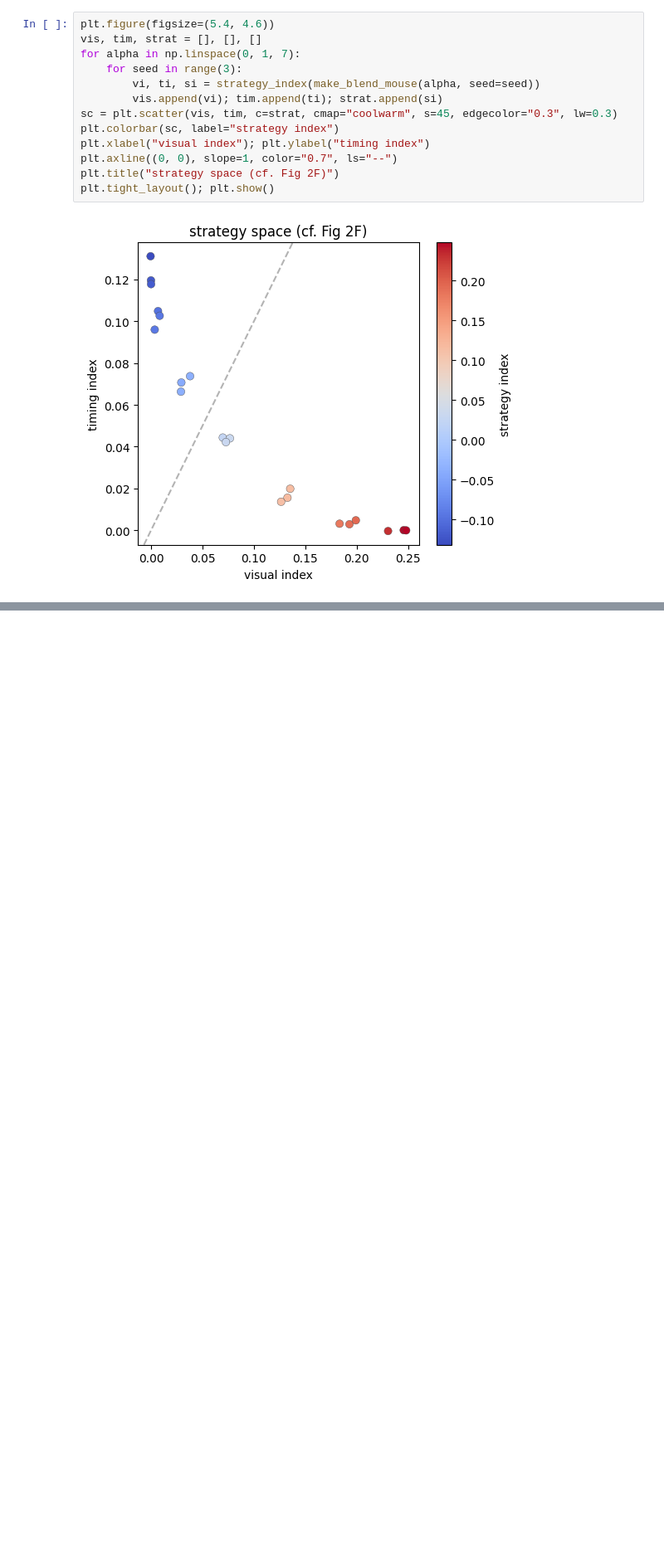
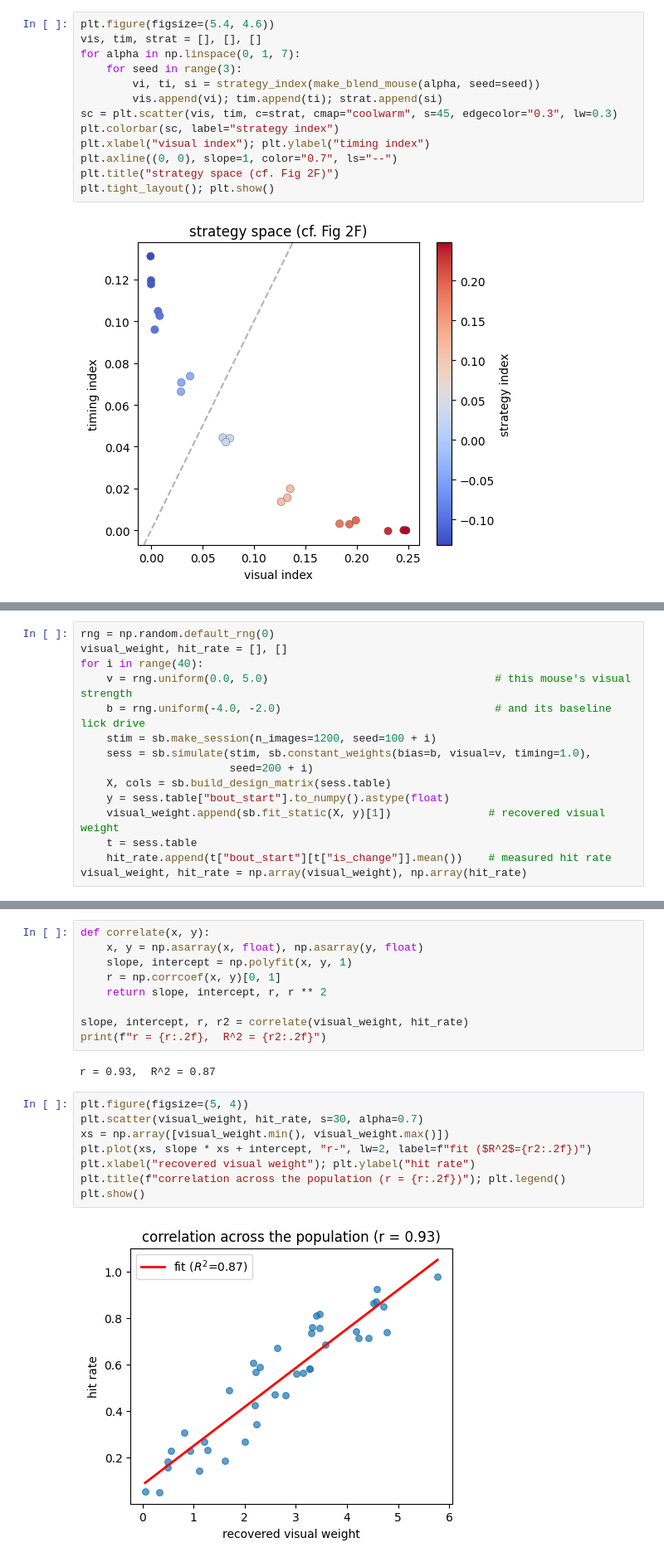
Before and after one commit to stootoon/swc-en-2026, a Jupyter notebook: behaviour/notebooks/06_mixtures_solutions.ipynb, the cells around one changed output, grey strips where cells are left out. Shown at 83% size. Cells and saved outputs as stored; diff of their text form; blank space fills up the shorter version.

```diff
--- a/behaviour/notebooks/06_mixtures_solutions.ipynb
+++ b/behaviour/notebooks/06_mixtures_solutions.ipynb
@@ -119,0 +143,15 @@ plt.tight_layout(); plt.show()
+# %%
+rng = np.random.default_rng(0)
+visual_weight, hit_rate = [], []
+for i in range(40):
+    v = rng.uniform(0.0, 5.0)                                   # this mouse's visual strength
+    b = rng.uniform(-4.0, -2.0)                                 # and its baseline lick drive
+    stim = sb.make_session(n_images=1200, seed=100 + i)
+    sess = sb.simulate(stim, sb.constant_weights(bias=b, visual=v, timing=1.0),
+                       seed=200 + i)
+    X, cols = sb.build_design_matrix(sess.table)
+    y = sess.table["bout_start"].to_numpy().astype(float)
+    visual_weight.append(sb.fit_static(X, y)[1])               # recovered visual weight
+    t = sess.table
+    hit_rate.append(t["bout_start"][t["is_change"]].mean())    # measured hit rate
+visual_weight, hit_rate = np.array(visual_weight), np.array(hit_rate)
@@ -119,0 +168,21 @@ plt.tight_layout(); plt.show()
+# %%
+def correlate(x, y):
+    x, y = np.asarray(x, float), np.asarray(y, float)
+    slope, intercept = np.polyfit(x, y, 1)
+    r = np.corrcoef(x, y)[0, 1]
+    return slope, intercept, r, r ** 2
+
+slope, intercept, r, r2 = correlate(visual_weight, hit_rate)
+print(f"r = {r:.2f},  R^2 = {r2:.2f}")
+# %% [output]
+r = 0.93,  R^2 = 0.87
+# %%
+plt.figure(figsize=(5, 4))
+plt.scatter(visual_weight, hit_rate, s=30, alpha=0.7)
+xs = np.array([visual_weight.min(), visual_weight.max()])
+plt.plot(xs, slope * xs + intercept, "r-", lw=2, label=f"fit ($R^2$={r2:.2f})")
+plt.xlabel("recovered visual weight"); plt.ylabel("hit rate")
+plt.title(f"correlation across the population (r = {r:.2f})"); plt.legend()
+plt.show()
+# %% [output]
+[figure, added]
```
Also changed, not shown: parts of 5 cells of this notebook, 21 other files.
